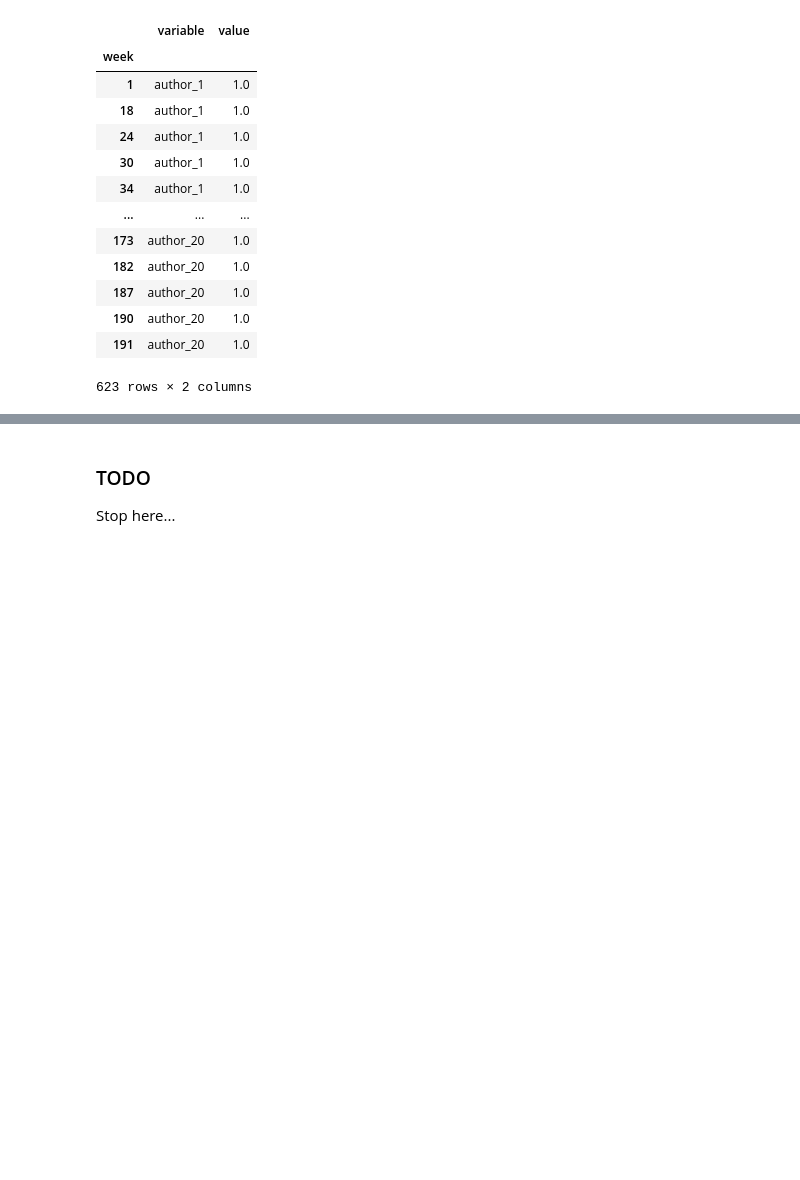
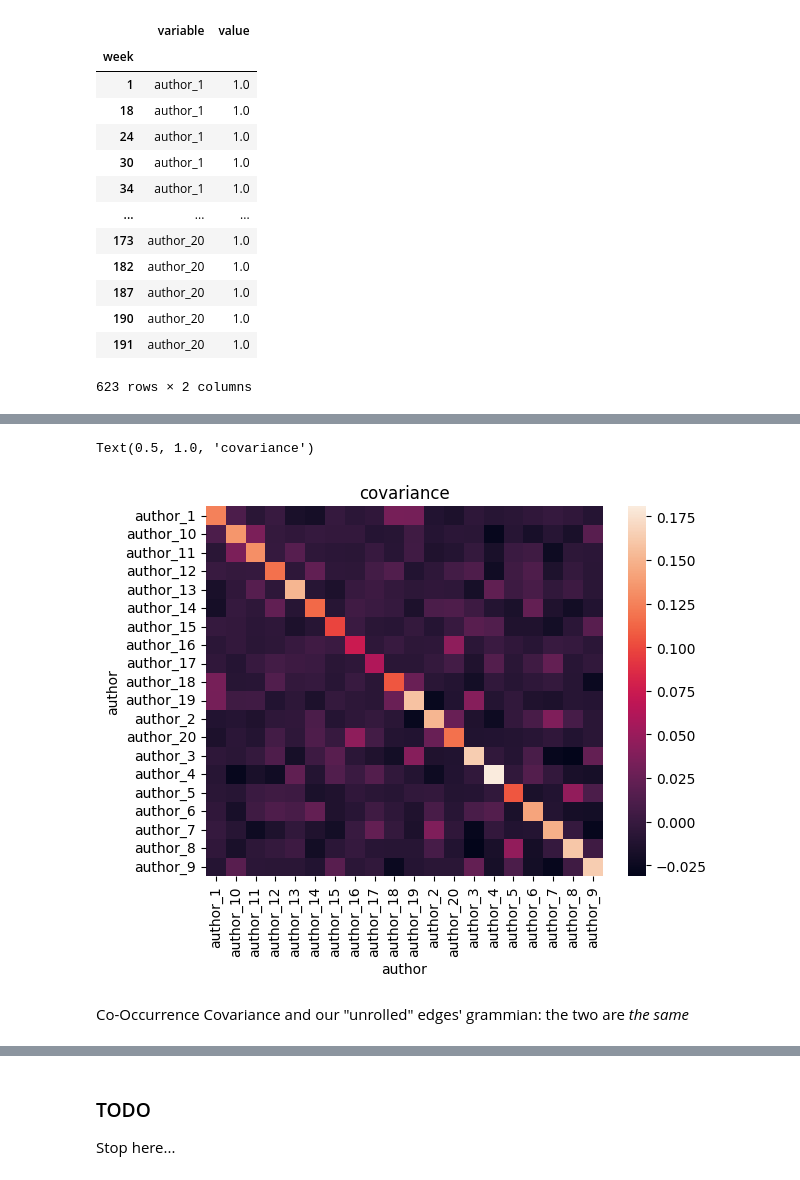
Before and after one commit to usnistgov/affinis, a Jupyter notebook: docs/edges-as-data.ipynb, the cells around one changed output, grey strips where cells are left out. Saved outputs shown, nothing was run; the diff lists cells and outputs as text; code cells hidden in the pictures; blank space fills up the shorter version.

Commit message:
explain data as edges

```diff
--- a/docs/edges-as-data.ipynb
+++ b/docs/edges-as-data.ipynb
@@ -219,0 +268,8 @@ Ok, what's going on...??
+# %%
+sns.heatmap(obs_incidence.unstack().cov())
+plt.title('covariance')
+# %% [output]
+Text(0.5, 1.0, 'covariance')
+[figure, added]
+# %% [markdown]
+Co-Occurrence Covariance and our "unrolled" edges' grammian: the two are _the same_
```
Also changed, not shown: parts of 13 cells of this notebook, 1 other file.
